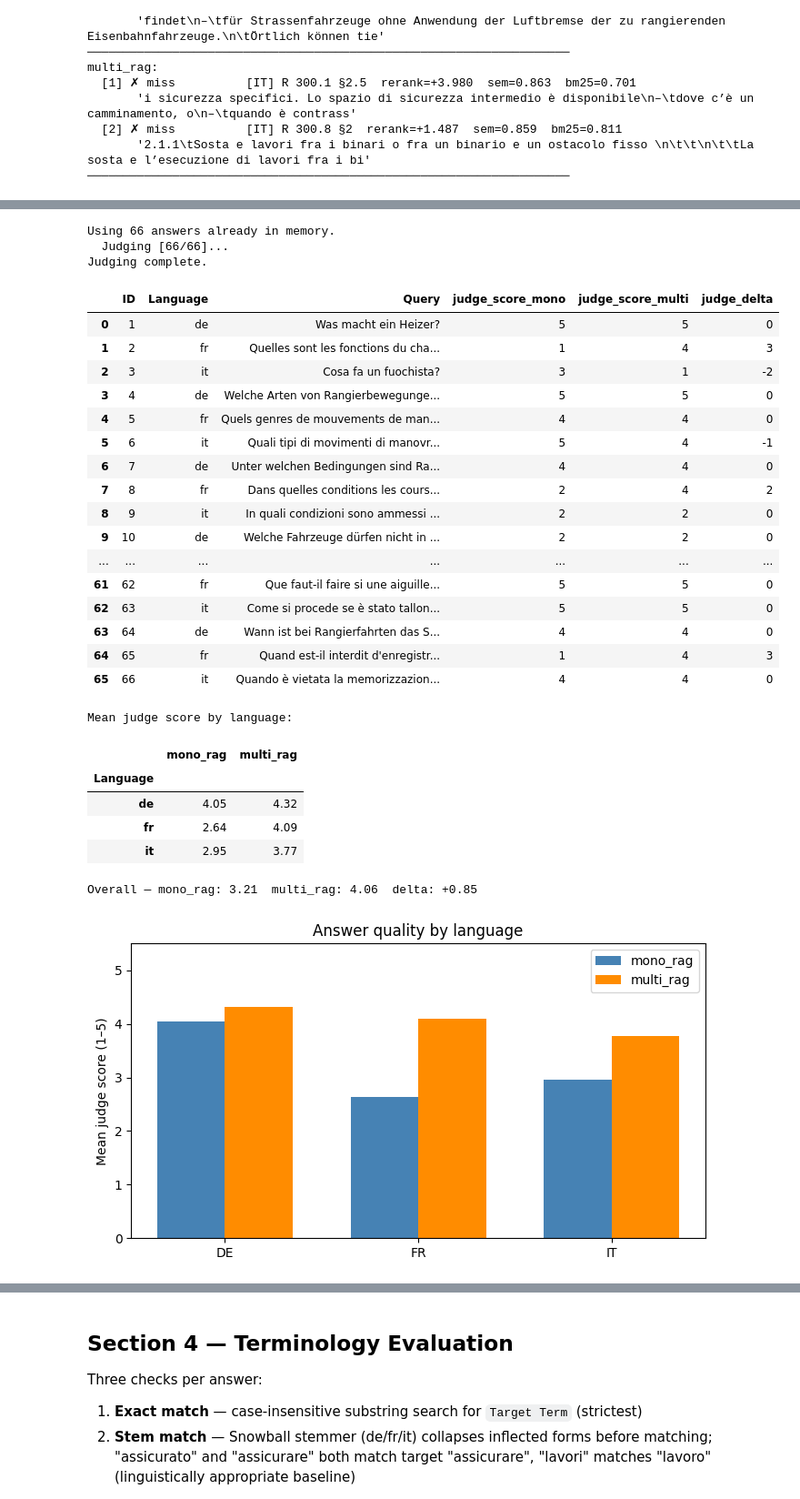
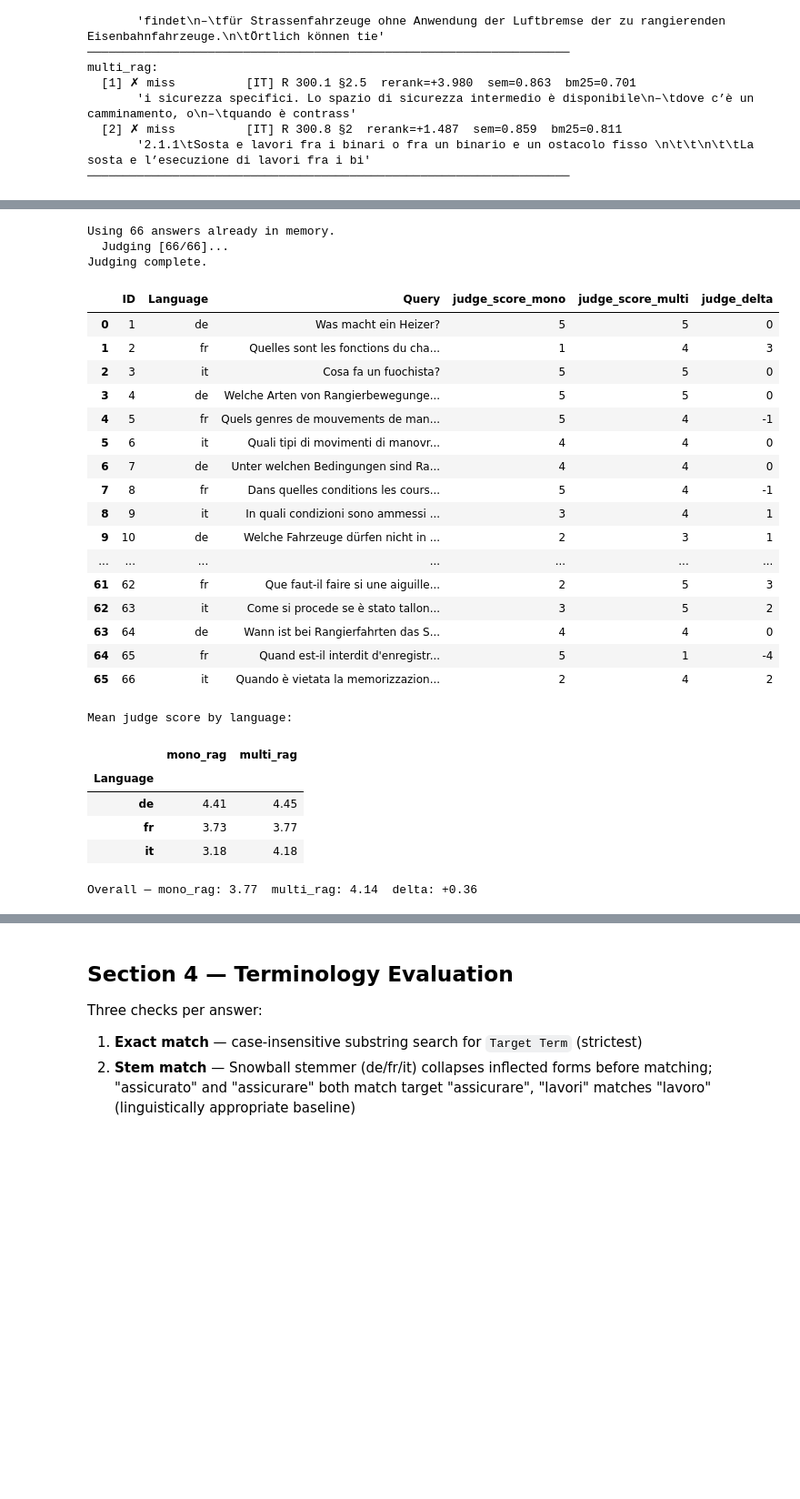
Before and after one commit to WpnSta/CAS_Project_tRAG, a Jupyter notebook: notebooks/evaluation.ipynb, the cells around one changed output, grey strips where cells are left out. Shown at 91% size. Drawn from its saved outputs; the diff is of its cells as text; code cells hidden in the pictures; blank space fills up the shorter version.

```diff
--- a/notebooks/evaluation.ipynb
+++ b/notebooks/evaluation.ipynb
@@ -91,6 +87,10 @@ def _load_rag_system(cfg):
         f"Collection '{cfg['COLLECTION_NAME']}' is empty — "
         "run mono_rag.ipynb / multi_rag.ipynb first."
     )
+    assert coll.count() == len(records), (
+        f"ChromaDB has {coll.count()} chunks but chunk_records has {len(records)}. "
+        "Delete the chroma_db_* folder and re-run mono_rag.ipynb / multi_rag.ipynb."
+    )
     print(f"  {cfg['COLLECTION_NAME']}: {coll.count()} chunks, {len(records)} records")
     return records, bm25, coll
 
@@ -399,6 +393,6 @@ LLM-as-judge (`JUDGE_MODEL`) rates each answer 1–5 given the question and the
 # %%
-if not RUN_GENERATION:
-    print("RUN_GENERATION is False — skipping content scoring.")
+if not RUN_JUDGE:
+    print("RUN_JUDGE is False — skipping content scoring.")
 else:
     # Reload answers from file if not already in memory
     try:
@@ -410,18 +404,8 @@ else:
             print(f"Loaded {len(df_answers)} answers from {ANSWERS_EXPORT}")
         else:
             raise FileNotFoundError(
-                f"{ANSWERS_EXPORT} not found. Run Section 2 with RUN_GENERATION=True first."
+                f"{ANSWERS_EXPORT} not found. Run the evaluation cell with RUN_EVALUATION=True first."
             )
-
-    def _get_ref_text(chunk_records, reg_num, sec_id, max_chars=600):
-        for r in chunk_records:
-            if (r["regulation_number"] == reg_num and
-                    str(r.get("section_id", "")) == str(sec_id)):
-                return r["text"][:max_chars]
-        for r in chunk_records:  # fallback: any chunk from that regulation
-            if r["regulation_number"] == reg_num:
-                return r["text"][:max_chars]
-        return ""
 
     JUDGE_SYSTEM = (
         "You are an evaluation assistant. Rate how well the RAG answer responds to the "
@@ -459,17 +443,13 @@ else:
             return None, str(e)
 
     df_j = df_answers.copy()
-    df_j[["reg_num", "sec_id"]] = df_j["Relevant section"].apply(
-        lambda s: pd.Series(parse_section(s))
-    )
 
     s_mono, r_mono, s_multi, r_multi = [], [], [], []
     total = len(df_j)
     for i, row in df_j.iterrows():
         print(f"  Judging [{i+1}/{total}]...", end="\r")
-        ref = _get_ref_text(chunks_mono, row["reg_num"], row["sec_id"])
-        sm, rm   = _llm_judge(row["Query"], ref, row["answer_mono"])
-        sml, rml = _llm_judge(row["Query"], ref, row["answer_multi"])
+        sm,  rm  = _llm_judge(row["Query"], row["ref_mono"],  row["answer_mono"])
+        sml, rml = _llm_judge(row["Query"], row["ref_multi"], row["answer_multi"])
         s_mono.append(sm);  r_mono.append(rm)
         s_multi.append(sml); r_multi.append(rml)
 
@@ -477,53 +457,52 @@ else:
     df_j["judge_reason_mono"]  = r_mono
     df_j["judge_score_multi"]  = s_multi
     df_j["judge_reason_multi"] = r_multi
     df_j["judge_delta"] = (
         pd.to_numeric(df_j["judge_score_multi"], errors="coerce") -
         pd.to_numeric(df_j["judge_score_mono"],  errors="coerce")
     )
     print(f"\nJudging complete.")
 
     # Per-question table
     display(df_j[["ID", "Language", "Query",
                   "judge_score_mono", "judge_score_multi", "judge_delta"]]
             .style.background_gradient(subset=["judge_delta"],
                                        cmap="RdYlGn", vmin=-4, vmax=4))
 
     # By language
     lang_j = df_j.groupby("Language")[["judge_score_mono", "judge_score_multi"]].mean()
     lang_j.columns = ["mono_rag", "multi_rag"]
     print("\nMean judge score by language:"); display(lang_j.round(2))
 
     print(f"\nOverall — mono_rag: {df_j['judge_score_mono'].mean():.2f}  "
           f"multi_rag: {df_j['judge_score_multi'].mean():.2f}  "
           f"delta: {df_j['judge_delta'].mean():+.2f}")
 # %% [output]
 Using 66 answers already in memory.
   Judging [66/66]...
 Judging complete.
 |  | ID | Language | Query | judge_score_mono | judge_score_multi | judge_delta |
 | 0 | 1 | de | Was macht ein Heizer? | 5 | 5 | 0 |
 | 1 | 2 | fr | Quelles sont les fonctions du cha... | 1 | 4 | 3 |
-| 2 | 3 | it | Cosa fa un fuochista? | 3 | 1 | -2 |
+| 2 | 3 | it | Cosa fa un fuochista? | 5 | 5 | 0 |
 | 3 | 4 | de | Welche Arten von Rangierbewegunge... | 5 | 5 | 0 |
-| 4 | 5 | fr | Quels genres de mouvements de man... | 4 | 4 | 0 |
-| 5 | 6 | it | Quali tipi di movimenti di manovr... | 5 | 4 | -1 |
+| 4 | 5 | fr | Quels genres de mouvements de man... | 5 | 4 | -1 |
+| 5 | 6 | it | Quali tipi di movimenti di manovr... | 4 | 4 | 0 |
 | 6 | 7 | de | Unter welchen Bedingungen sind Ra... | 4 | 4 | 0 |
-| 7 | 8 | fr | Dans quelles conditions les cours... | 2 | 4 | 2 |
-| 8 | 9 | it | In quali condizioni sono ammessi ... | 2 | 2 | 0 |
-| 9 | 10 | de | Welche Fahrzeuge dürfen nicht in ... | 2 | 2 | 0 |
+| 7 | 8 | fr | Dans quelles conditions les cours... | 5 | 4 | -1 |
+| 8 | 9 | it | In quali condizioni sono ammessi ... | 3 | 4 | 1 |
+| 9 | 10 | de | Welche Fahrzeuge dürfen nicht in ... | 2 | 3 | 1 |
 | ... | ... | ... | ... | ... | ... | ... |
-| 61 | 62 | fr | Que faut-il faire si une aiguille... | 5 | 5 | 0 |
-| 62 | 63 | it | Come si procede se è stato tallon... | 5 | 5 | 0 |
+| 61 | 62 | fr | Que faut-il faire si une aiguille... | 2 | 5 | 3 |
+| 62 | 63 | it | Come si procede se è stato tallon... | 3 | 5 | 2 |
 | 63 | 64 | de | Wann ist bei Rangierfahrten das S... | 4 | 4 | 0 |
-| 64 | 65 | fr | Quand est-il interdit d'enregistr... | 1 | 4 | 3 |
-| 65 | 66 | it | Quando è vietata la memorizzazion... | 4 | 4 | 0 |
+| 64 | 65 | fr | Quand est-il interdit d'enregistr... | 5 | 1 | -4 |
+| 65 | 66 | it | Quando è vietata la memorizzazion... | 2 | 4 | 2 |
 Mean judge score by language:
 |  | mono_rag | multi_rag |
 | Language |  |  |
-| de | 4.05 | 4.32 |
-| fr | 2.64 | 4.09 |
-| it | 2.95 | 3.77 |
+| de | 4.41 | 4.45 |
+| fr | 3.73 | 3.77 |
+| it | 3.18 | 4.18 |
-Overall — mono_rag: 3.21  multi_rag: 4.06  delta: +0.85
+Overall — mono_rag: 3.77  multi_rag: 4.14  delta: +0.36
-[figure, removed]
 # %%
```
Also changed, not shown: parts of 22 cells of this notebook, 13 other files.
